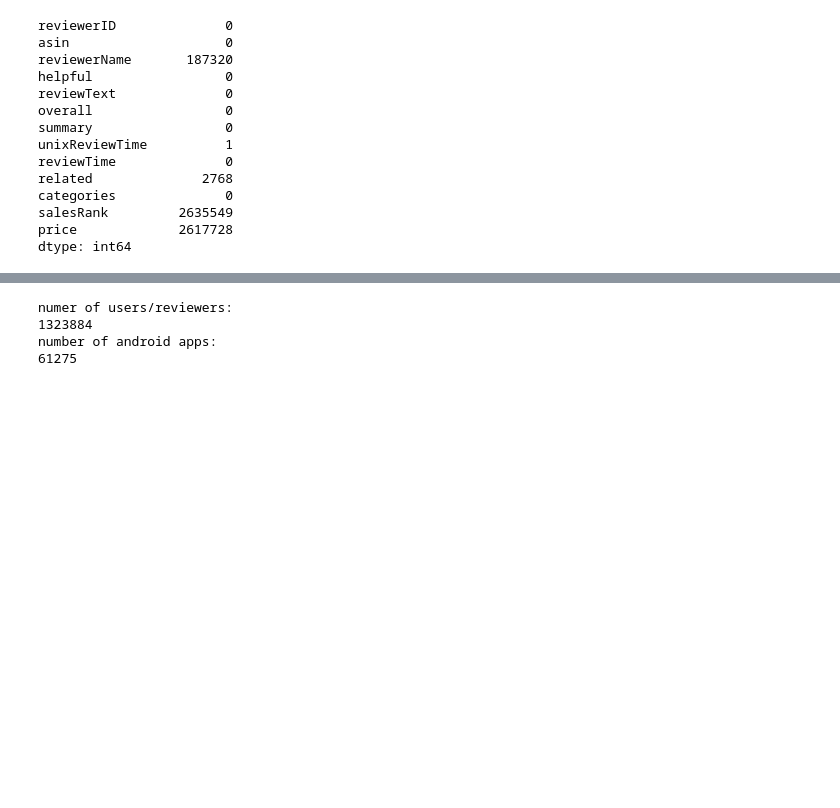
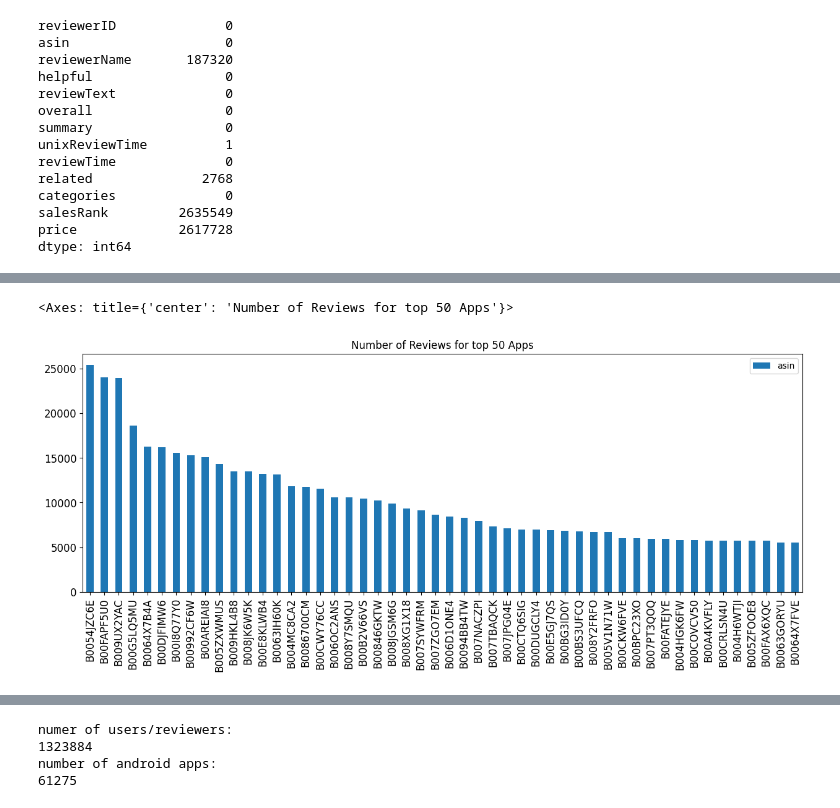
Before and after one commit to Michael-HK/Mobile_Apps_Reccomendation_system, a Jupyter notebook: mobile_Apps_reccomender_system.ipynb, the cells around one changed output, grey strips where cells are left out. Saved outputs shown, nothing was run; the diff lists cells and outputs as text; code cells hidden in the pictures; blank space fills up the shorter version.

```diff
--- a/mobile_Apps_reccomender_system.ipynb
+++ b/mobile_Apps_reccomender_system.ipynb
@@ -192,0 +219,6 @@ print(apps.shape)
+# %%
+df['asin'].value_counts()[0:50].plot(kind='bar', title='Number of Reviews for top 50 Apps',\
+                                         legend=True, figsize=(15,5), fontsize=12)
+# %% [output]
+<Axes: title={'center': 'Number of Reviews for top 50 Apps'}>
+[figure, added]
```
Also changed, not shown: parts of 70 cells of this notebook.
